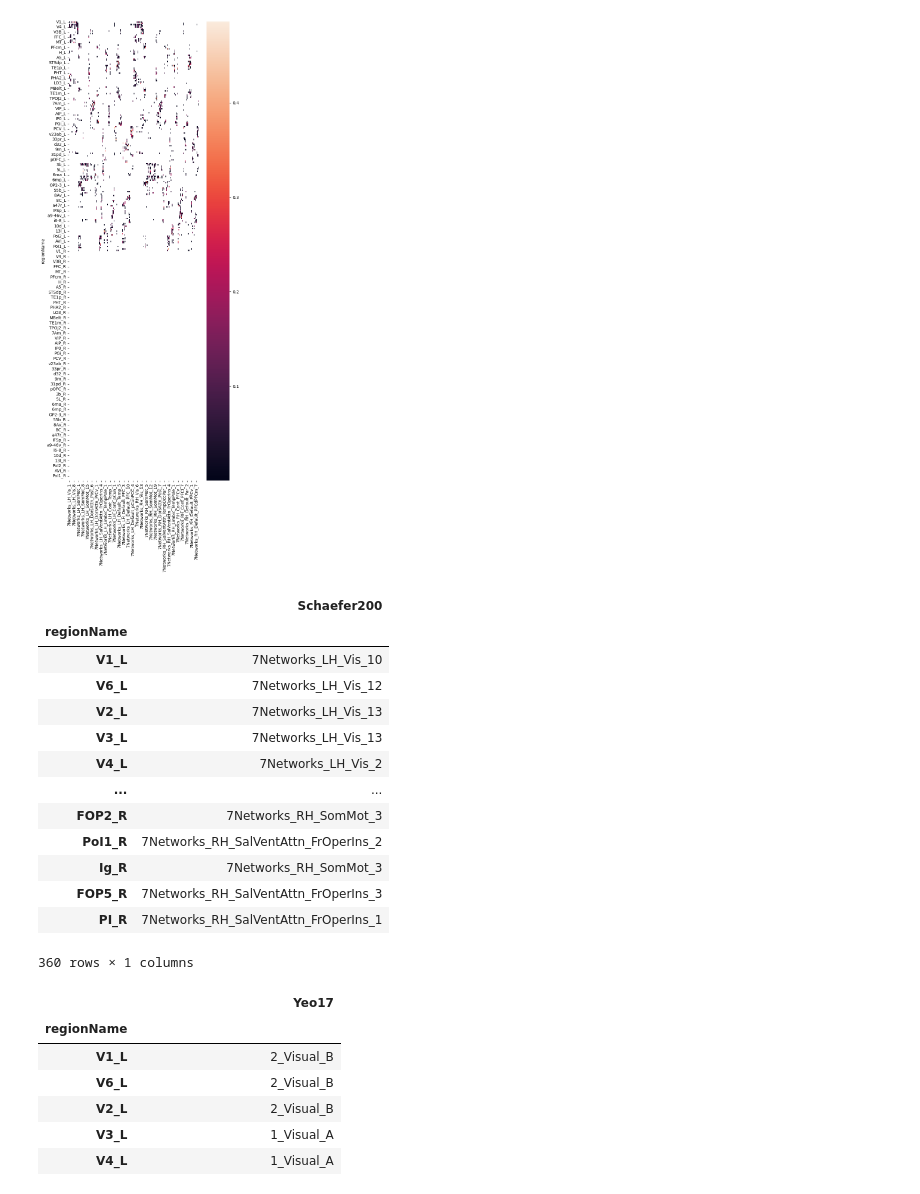
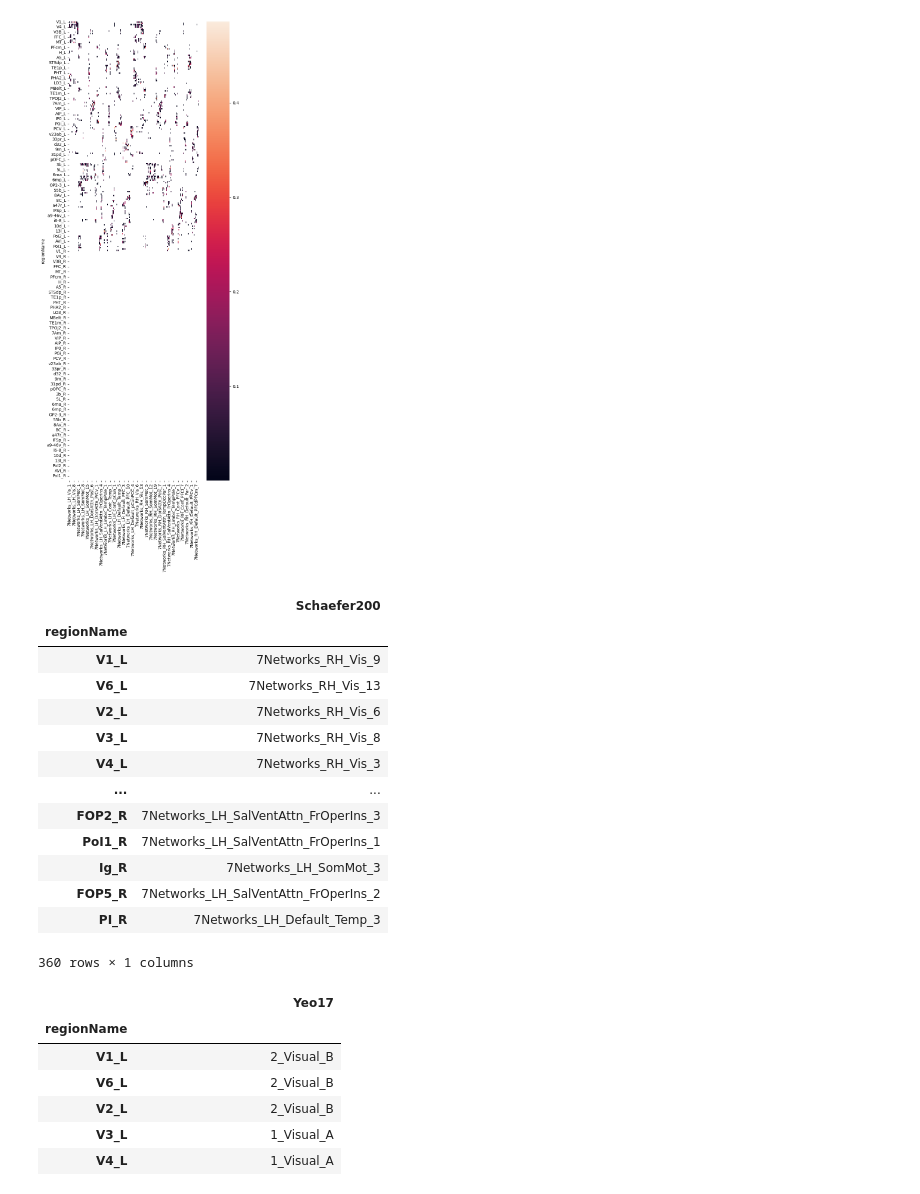
Before and after one commit to Katterrina/fimuni_thesis, a Jupyter notebook: notebooks/centroids_and_parcellations/DICE_02_glasser-schaefer200-yeo17_jf.ipynb, the cells around one changed output. Saved outputs shown, nothing was run; the diff lists cells and outputs as text; code cells hidden in the pictures.

Commit message:
dice mapping changed left right

```diff
--- a/notebooks/centroids_and_parcellations/DICE_02_glasser-schaefer200-yeo17_jf.ipynb
+++ b/notebooks/centroids_and_parcellations/DICE_02_glasser-schaefer200-yeo17_jf.ipynb
@@ -49,28 +51,28 @@ sns.heatmap(df_dice_schaefer, mask=df_dice_schaefer == 0.0, ax=ax)
 # %%
 n_rows = len(df_dice_schaefer)
 
 left_cols = list(df_dice_schaefer.columns[:len(df_dice_schaefer.columns)//2])
 right_cols = list(df_dice_schaefer.columns[len(df_dice_schaefer.columns)//2:])
 
 left_mapping = list(df_dice_schaefer[left_cols].idxmax(axis=1))[:n_rows//2]
 right_mapping = list(df_dice_schaefer[right_cols].idxmax(axis=1))[:n_rows//2]
 
-df_dice_schaefer["Schaefer200"] = left_mapping+right_mapping
+df_dice_schaefer["Schaefer200"] = right_mapping+left_mapping
 df_dice_schaefer[["Schaefer200"]]
 # %% [output]
 |  | Schaefer200 |
 | regionName |  |
-| V1_L | 7Networks_LH_Vis_10 |
-| V6_L | 7Networks_LH_Vis_12 |
-| V2_L | 7Networks_LH_Vis_13 |
-| V3_L | 7Networks_LH_Vis_13 |
-| V4_L | 7Networks_LH_Vis_2 |
+| V1_L | 7Networks_RH_Vis_9 |
+| V6_L | 7Networks_RH_Vis_13 |
+| V2_L | 7Networks_RH_Vis_6 |
+| V3_L | 7Networks_RH_Vis_8 |
+| V4_L | 7Networks_RH_Vis_3 |
 | ... | ... |
-| FOP2_R | 7Networks_RH_SomMot_3 |
-| PoI1_R | 7Networks_RH_SalVentAttn_FrOperIns_2 |
-| Ig_R | 7Networks_RH_SomMot_3 |
-| FOP5_R | 7Networks_RH_SalVentAttn_FrOperIns_3 |
-| PI_R | 7Networks_RH_SalVentAttn_FrOperIns_1 |
+| FOP2_R | 7Networks_LH_SalVentAttn_FrOperIns_3 |
+| PoI1_R | 7Networks_LH_SalVentAttn_FrOperIns_1 |
+| Ig_R | 7Networks_LH_SomMot_3 |
+| FOP5_R | 7Networks_LH_SalVentAttn_FrOperIns_2 |
+| PI_R | 7Networks_LH_Default_Temp_3 |
 360 rows × 1 columns
 # %%
 df_dice_yeo["Yeo17"] = list(df_dice_yeo.idxmax(axis=1)[:len(df_dice_yeo)//2])*2
```
Also changed, not shown: parts of 3 cells of this notebook, 3 other files.
